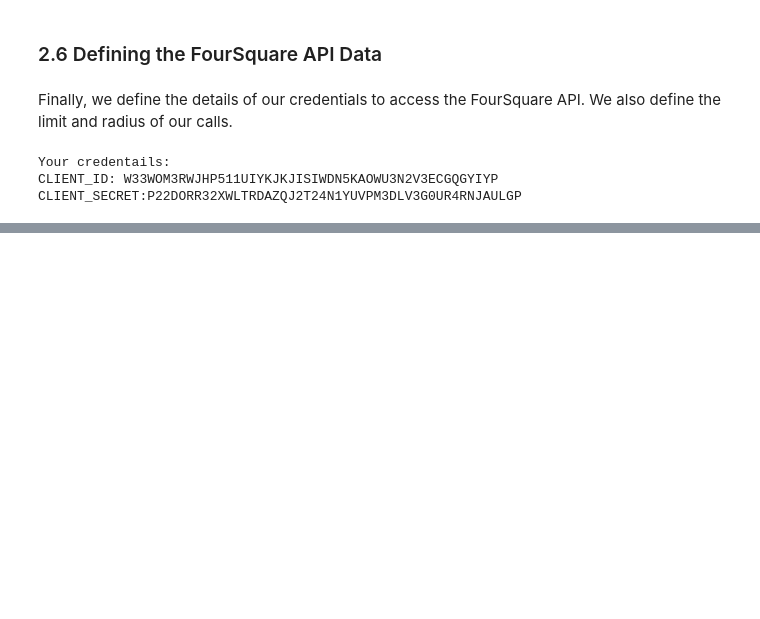
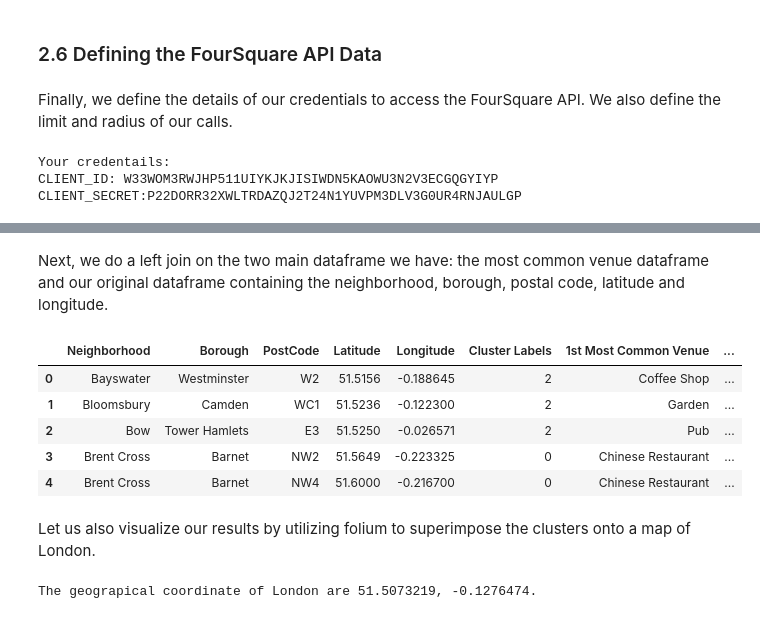
Before and after one commit to charchang/Capstone-Project, a Jupyter notebook: Battle of the Neighborhoods.ipynb, the cells around one changed output, grey strips where cells are left out. Drawn from its saved outputs; the diff is of its cells as text; code cells hidden in the pictures; blank space fills up the shorter version.

```diff
--- a/Battle of the Neighborhoods.ipynb
+++ b/Battle of the Neighborhoods.ipynb
@@ -320,0 +585,33 @@ CLIENT_SECRET:P22DORR32XWLTRDAZQJ2T24N1YUVPM3DLV3G0UR4RNJAULGP
+# %% [markdown]
+Next, we do a left join on the two main dataframe we have: the most common venue dataframe and our original dataframe containing the neighborhood, borough, postal code, latitude and longitude.
+# %%
+# Add clustering labels
+common_venues.insert(0, 'Cluster Labels', kmeans.labels_)
+
+london_merged = london
+
+# Perform a right join to merge the london dataframe with common_venues to add latitude/longitude for each neighborhood
+london_merged = london_merged.join(common_venues.set_index('Neighborhood'), on='Neighborhood', how='right').reset_index(drop = True)
+
+# Examine the dataframe
+london_merged.head()
+# %% [output]
+|  | Neighborhood | Borough | PostCode | Latitude | Longitude | Cluster Labels | 1st Most Common Venue | ... |
+| 0 | Bayswater | Westminster | W2 | 51.5156 | -0.188645 | 2 | Coffee Shop | ... |
+| 1 | Bloomsbury | Camden | WC1 | 51.5236 | -0.122300 | 2 | Garden | ... |
+| 2 | Bow | Tower Hamlets | E3 | 51.5250 | -0.026571 | 2 | Pub | ... |
+| 3 | Brent Cross | Barnet | NW2 | 51.5649 | -0.223325 | 0 | Chinese Restaurant | ... |
+| 4 | Brent Cross | Barnet | NW4 | 51.6000 | -0.216700 | 0 | Chinese Restaurant | ... |
+# %% [markdown]
+Let us also visualize our results by utilizing folium to superimpose the clusters onto a map of London.
+# %%
+# Get the latitude and longitude of London, UK
+address = 'London, UK'
+
+geolocator = Nominatim(user_agent="ny_explorer")
+location = geolocator.geocode(address)
+latitude = location.latitude
+longitude = location.longitude
+print('The geograpical coordinate of London are {}, {}.'.format(latitude, longitude))
+# %% [output]
+The geograpical coordinate of London are 51.5073219, -0.1276474.
```
Also changed, not shown: parts of 47 cells of this notebook.
